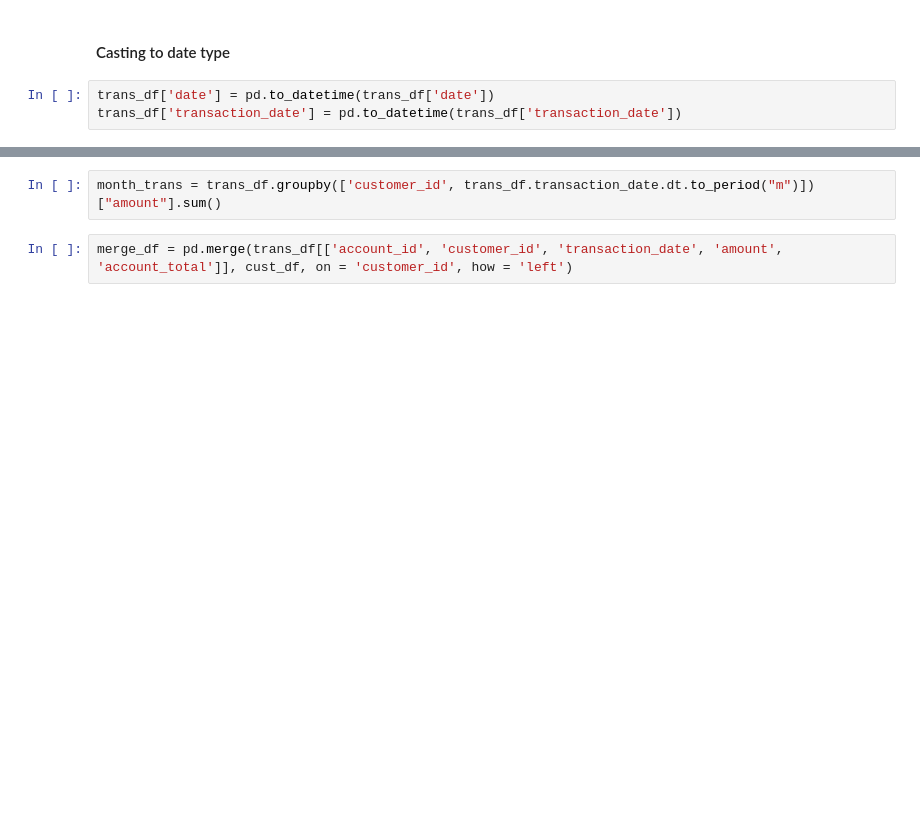
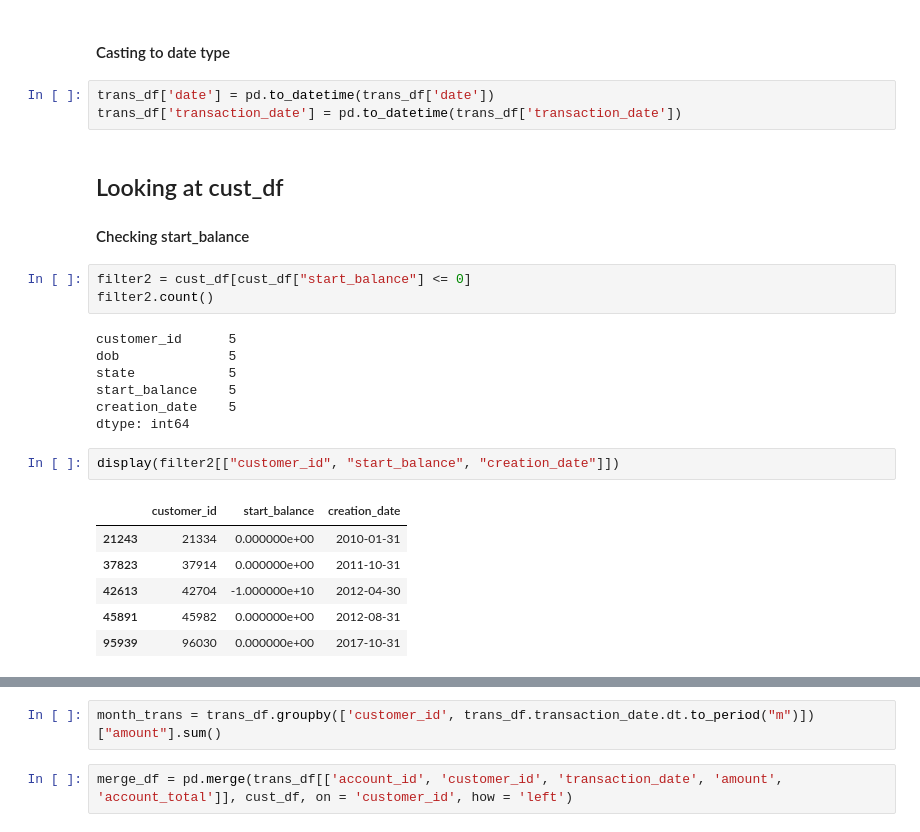
Before and after one commit to gegaddis/bank-churn, a Jupyter notebook: en_testing.ipynb, the cells around one changed output, grey strips where cells are left out. Cells and saved outputs as stored; diff of their text form; blank space fills up the shorter version.

```diff
--- a/en_testing.ipynb
+++ b/en_testing.ipynb
@@ -176,3 +177,26 @@ trans_df['account_total'] = trans_df.sort_values(['customer_id', 'transaction_da
 # %%
 trans_df['date'] = pd.to_datetime(trans_df['date'])
 trans_df['transaction_date'] = pd.to_datetime(trans_df['transaction_date'])
+# %% [markdown]
+## Looking at cust_df
+
+#### Checking start_balance
+# %%
+filter2 = cust_df[cust_df["start_balance"] <= 0]
+filter2.count()
+# %% [output]
+customer_id      5
+dob              5
+state            5
+start_balance    5
+creation_date    5
+dtype: int64
+# %%
+display(filter2[["customer_id", "start_balance", "creation_date"]])
+# %% [output]
+|  | customer_id | start_balance | creation_date |
+| 21243 | 21334 | 0.000000e+00 | 2010-01-31 |
+| 37823 | 37914 | 0.000000e+00 | 2011-10-31 |
+| 42613 | 42704 | -1.000000e+10 | 2012-04-30 |
+| 45891 | 45982 | 0.000000e+00 | 2012-08-31 |
+| 95939 | 96030 | 0.000000e+00 | 2017-10-31 |
```
Also changed, not shown: parts of 10 cells of this notebook.
